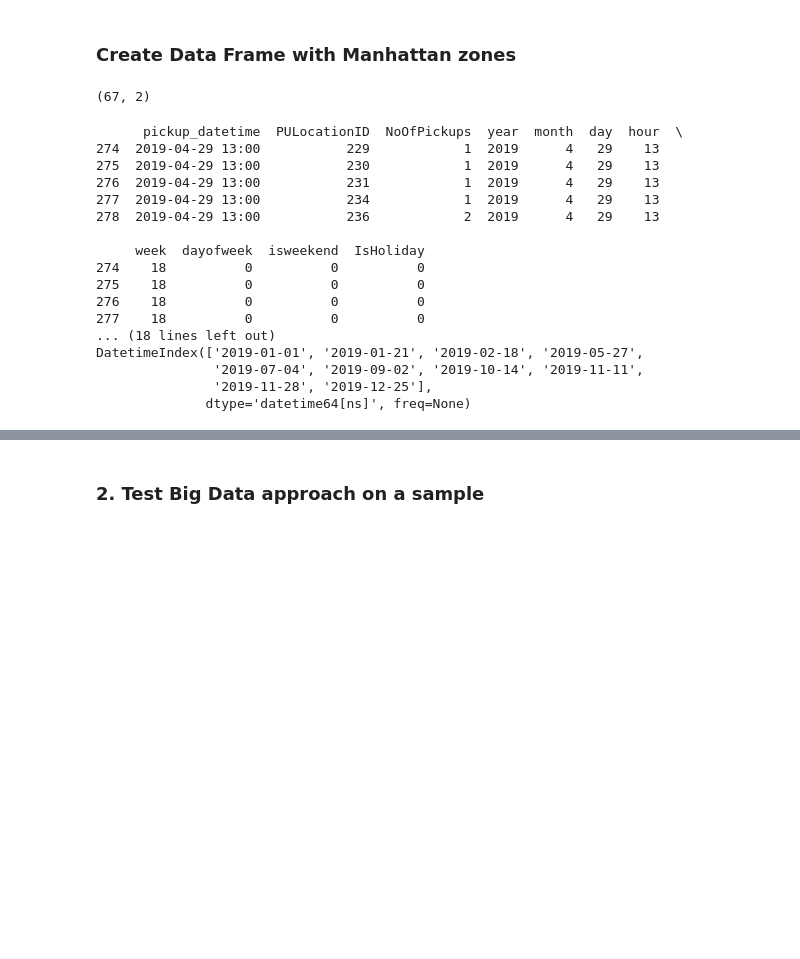
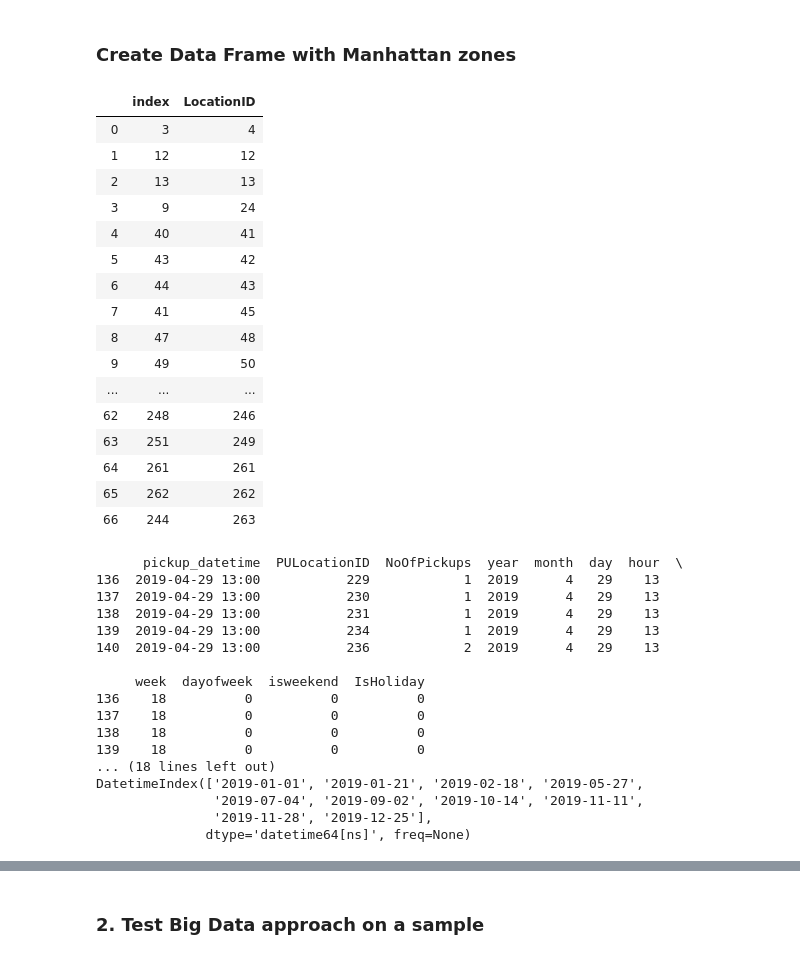
Before and after one commit to angelrps/MasterDataScience_FinalProject, a Jupyter notebook: notebooks/Data_Analysis_Taxis.ipynb, the cells around one changed output, grey strips where cells are left out. Cells and saved outputs as stored; diff of their text form; code cells hidden in the pictures; blank space fills up the shorter version.

```diff
--- a/notebooks/Data_Analysis_Taxis.ipynb
+++ b/notebooks/Data_Analysis_Taxis.ipynb
@@ -119,21 +119,38 @@ Eventhough the dataset states the year, I have detected rows with wrong years so
 # %%
 # 1. Import Location and Borough columns form NY TAXI ZONES dataset
 dfzones = pd.read_csv('./NY_taxi_zones.csv', sep=',',
                       usecols=['LocationID', 'borough'])
 
 # 2. Filter Manhattan zones
 dfManZon = dfzones[dfzones['borough']=='Manhattan']
 
 # 3. Get unique Zone values
 dfManZon = dfManZon.drop_duplicates('LocationID')
 
 # 4. Drop Borough column to keep just LocationID values and sort them
 dfManZon = dfManZon.drop(['borough'], axis=1).sort_values(by='LocationID').reset_index()
 
 dfManZon.shape
+dfManZon
 # There are 67 zones in Manhattan
 # %% [output]
-(67, 2)
+|  | index | LocationID |
+| 0 | 3 | 4 |
+| 1 | 12 | 12 |
+| 2 | 13 | 13 |
+| 3 | 9 | 24 |
+| 4 | 40 | 41 |
+| 5 | 43 | 42 |
+| 6 | 44 | 43 |
+| 7 | 41 | 45 |
+| 8 | 47 | 48 |
+| 9 | 49 | 50 |
+| ... | ... | ... |
+| 62 | 248 | 246 |
+| 63 | 251 | 249 |
+| 64 | 261 | 261 |
+| 65 | 262 | 262 |
+| 66 | 244 | 263 |
 # %%
 # RECAP
 
@@ -156,17 +173,22 @@ FareIndex_to_drop = dfsample[dfsample['fare_amount']<1].index
 dfsample.drop(FareIndex_to_drop, inplace=True)
 #dfsample[dfsample['fare_amount']<1] # this should be none
 
-# 4. Select columns of interest.
+# 4. Filter just Manhattan pickups
+dfManZon_array = dfManZon.iloc[:,0].values
+dfsample = dfsample.loc[dfsample['PULocationID'].isin(dfManZon_array)]
+#dfsample['PULocationID'].unique().shape
+
+# 5. Select columns of interest.
 #    'pickup_datetime'
 #    'PULocationID'
 dfsample = dfsample[['pickup_datetime','PULocationID']]
 #dfsample.head()
 
-# 5. Drop unwanted years
+# 6. Drop unwanted years
 dfsample.drop(dfsample[dfsample['pickup_datetime'] < pd.Timestamp(dt(year,1,1))].index, inplace=True)
 dfsample.drop(dfsample[dfsample['pickup_datetime'] >= pd.Timestamp(dt(year+1,1,1))].index, inplace=True)
 
-# 6. Groupby HOUR and LocationID
+# 7. Groupby HOUR and LocationID
     # set time period index
 dfsample.set_index('pickup_datetime', inplace=True) # Set timestamp as index
 dfsample = dfsample.to_period("H") # convert DATE to 1 hour PERIODS
@@ -178,23 +200,23 @@ dfsample['NoOfPickups'] =1
 dfsample=dfsample.groupby(['pickup_datetime', 'PULocationID'])['NoOfPickups'].sum().reset_index()
 #dfsample.head(50)
 
-# 7. Create new variables from datetime
+# 8. Create new variables from datetime
 dfsample['year'] = dfsample['pickup_datetime'].dt.year
 dfsample['month'] = dfsample['pickup_datetime'].dt.month
 dfsample['day'] = dfsample['pickup_datetime'].dt.day
 dfsample['hour'] = dfsample['pickup_datetime'].dt.hour
 dfsample['week'] = dfsample['pickup_datetime'].dt.week
 dfsample['dayofweek'] = dfsample['pickup_datetime'].dt.dayofweek
-    # 6.1 create variable 'isweekend'
+    # 8.1 create variable 'isweekend'
 mask = (dfsample['dayofweek'] == 5) | (dfsample['dayofweek'] == 6)
 dfsample['isweekend'] = np.where(mask, 1, 0)
 #dfsample.sample(50)
 
-    # 6.2 Create date time index calendar
+    # 8.2 Create date time index calendar
 drange = pd.date_range(start=str(year)+'-01-01', end=str(year)+'-12-31')
 cal = calendar()
 holidays = cal.holidays(start=drange.min(), end=drange.max())
-    # 6.3 create new column 'IsHolidays'
+    # 8.3 create new column 'IsHolidays'
 dfsample['IsHoliday'] = dfsample['pickup_datetime'].isin(holidays).astype(int)
 
 print (dfsample.tail())
@@ -202,17 +224,17 @@ print(dfsample.info())
 print(holidays)
 # %% [output]
       pickup_datetime  PULocationID  NoOfPickups  year  month  day  hour  \
-274  2019-04-29 13:00           229            1  2019      4   29    13
-275  2019-04-29 13:00           230            1  2019      4   29    13
-276  2019-04-29 13:00           231            1  2019      4   29    13
-277  2019-04-29 13:00           234            1  2019      4   29    13
-278  2019-04-29 13:00           236            2  2019      4   29    13
+136  2019-04-29 13:00           229            1  2019      4   29    13
+137  2019-04-29 13:00           230            1  2019      4   29    13
+138  2019-04-29 13:00           231            1  2019      4   29    13
+139  2019-04-29 13:00           234            1  2019      4   29    13
+140  2019-04-29 13:00           236            2  2019      4   29    13
 
      week  dayofweek  isweekend  IsHoliday
-274    18          0          0          0
-275    18          0          0          0
-276    18          0          0          0
-277    18          0          0          0
+136    18          0          0          0
+137    18          0          0          0
+138    18          0          0          0
+139    18          0          0          0
 ... (18 lines left out)
 DatetimeIndex(['2019-01-01', '2019-01-21', '2019-02-18', '2019-05-27',
                '2019-07-04', '2019-09-02', '2019-10-14', '2019-11-11',
```
Also changed, not shown: parts of 1 cell of this notebook.
